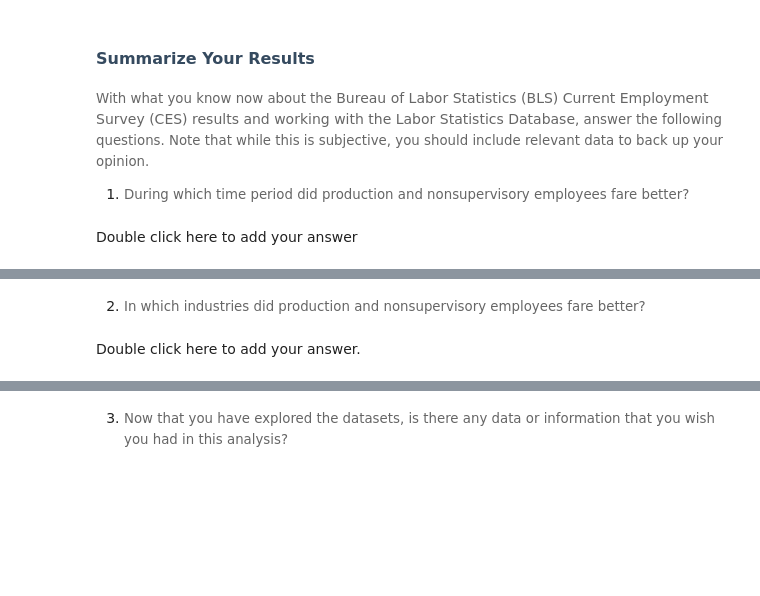
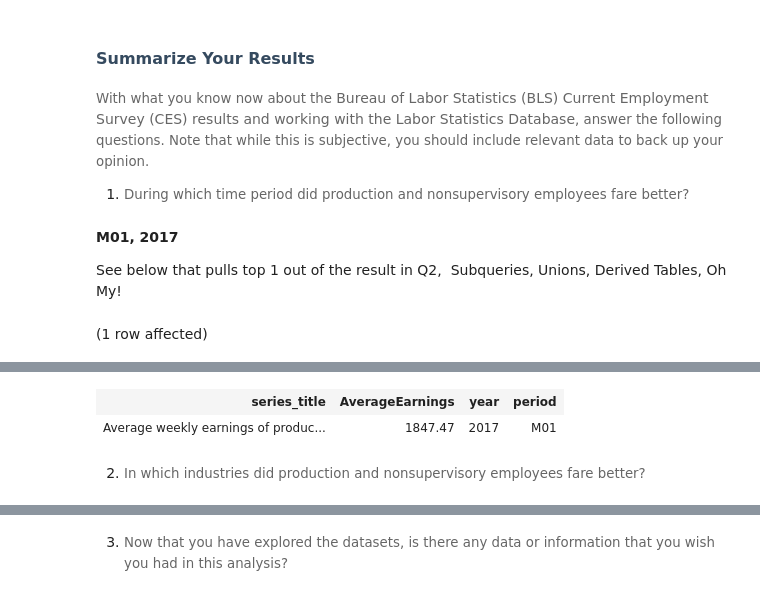
Before and after one commit to jinlikethedrink/Assignment3_9to5, a Jupyter notebook: 9to5.ipynb, the cells around one changed output, grey strips where cells are left out. Cells and saved outputs as stored; diff of their text form; code cells hidden in the pictures; blank space fills up the shorter version.

```diff
--- a/9to5.ipynb
+++ b/9to5.ipynb
@@ -447,5 +540,27 @@ Total execution time: 00:00:00.201
 <span style="font-size:10pt;font-family:Arvo, serif;color:rgb(102, 102, 102);background-color:rgb(255, 255, 255);vertical-align:baseline;white-space:pre-wrap;">With what you know now about the </span> <span style="background-color:rgb(255, 255, 255);color:rgb(102, 102, 102);font-family:&quot;Times New Roman&quot;;font-size:13.3333px;white-space:pre-wrap;">Bureau of Labor Statistics (BLS) Current Employment Survey (CES) results and working with the</span> <span style="color:rgb(102, 102, 102);white-space:pre-wrap;font-family:&quot;Times New Roman&quot;;font-size:13.3333px;">Labor Statistics Database</span><span style="background-color:rgb(255, 255, 255);color:rgb(102, 102, 102);font-family:Arvo, serif;font-size:10pt;white-space:pre-wrap;">, answer the following questions. Note that while this is subjective, you should include relevant data to back up your opinion.</span>
 
 1. <span style="background-color:rgb(255, 255, 255);font-size:10pt;white-space:pre-wrap;color:rgb(102, 102, 102);font-family:Arvo, serif;">During which time period did production and nonsupervisory employees fare better?</span>
-# %% [markdown]
-Double click here to add your answer
+# %% [markdown]
+**M01, 2017**
+
+See below that pulls top 1 out of the result in Q2,  Subqueries, Unions, Derived Tables, Oh My!
+# %%
+select top 1 *
+from (
+        select srs.series_title, ann.value as AverageEarnings, ann.year, ann.period
+        from annual_2016 as ann
+        join series as srs
+        on ann.series_id = srs.series_id
+        where srs.data_type_code = 30
+
+        UNION
+
+        select srs.series_title, jan.value as AverageEarnings, jan.year, jan.period
+        from january_2017 as jan
+        join series as srs
+        on jan.series_id = srs.series_id
+        where srs.data_type_code = 30
+) jy
+Order by AverageEarnings DESC
+# %% [output]
+(1 row affected)
@@ -452,4 +568,4 @@ Double click here to add your answer
+| series_title | AverageEarnings | year | period |
+| Average weekly earnings of produc... | 1847.47 | 2017 | M01 |
 # %% [markdown]
 2. <span style="background-color: rgb(255, 255, 255); font-size: 10pt; white-space: pre-wrap; color: rgb(102, 102, 102); font-family: Arvo, serif;">In which industries did production and nonsupervisory employees fare better?</span>
-# %% [markdown]
-Double click here to add your answer.
```
Also changed, not shown: parts of 9 cells of this notebook.
